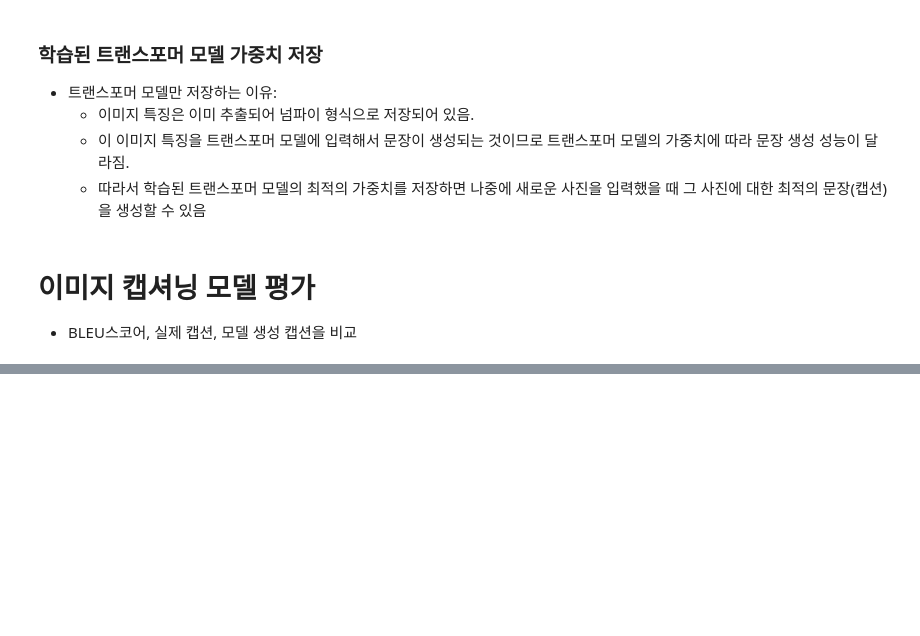
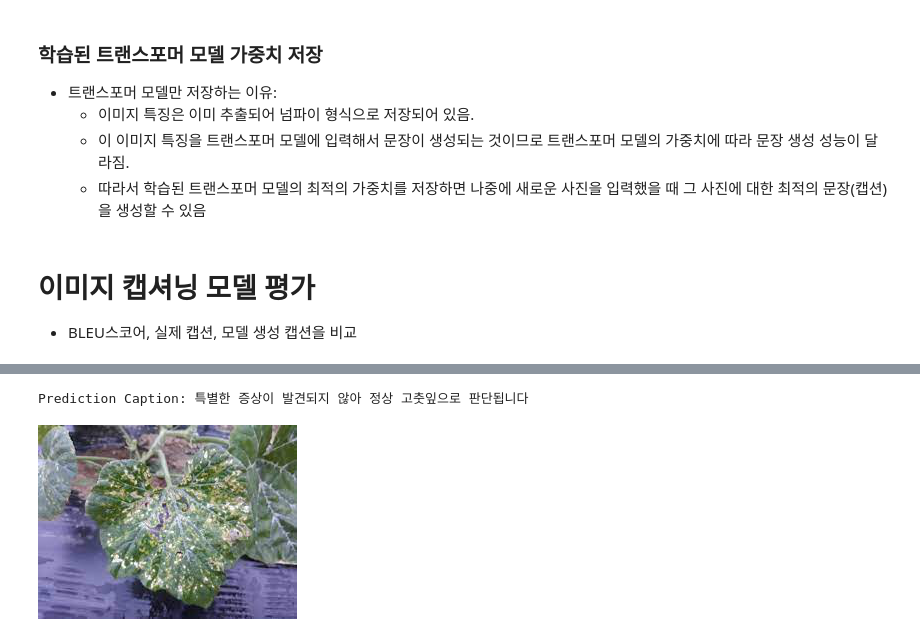
Before and after one commit to DI-LEE/crop-disease-diagnosis-service, a Jupyter notebook: image-captioning/image_captioning_InceptionV3_Transformer.ipynb, the cells around one changed output, grey strips where cells are left out. Saved outputs shown, nothing was run; the diff lists cells and outputs as text; code cells hidden in the pictures; blank space fills up the shorter version.

```diff
--- a/image-captioning/image_captioning_InceptionV3_Transformer.ipynb
+++ b/image-captioning/image_captioning_InceptionV3_Transformer.ipynb
@@ -974,0 +886,15 @@ Predicted Caption: 잎에 담황색 반점무늬가 나타나는 것으로 보
+# %%
+# image_url = 'https://www.nongmin.com/upload/bbs/201708/20170801174600019/20170801174600019.jpg'
+# image_extension = image_url[-4:]
+# print(image_extension)
+# image_path = tf.keras.utils.get_file('image'+image_extension, origin=image_url)
+# print(image_path)
+image_path = r"C:\Users\DI Lee\.keras\datasets\image.jpg"
+result, _, _ = evaluate(image_path)
+print('Prediction Caption:', ' '.join(result))
+# plot_attention(image_path, result, attention_plot)
+# opening the image
+Image.open(image_path)
+# %% [output]
+Prediction Caption: 특별한 증상이 발견되지 않아 정상 고춧잎으로 판단됩니다
+[figure, added]
```
Also changed, not shown: parts of 52 cells of this notebook, 3 other files.
